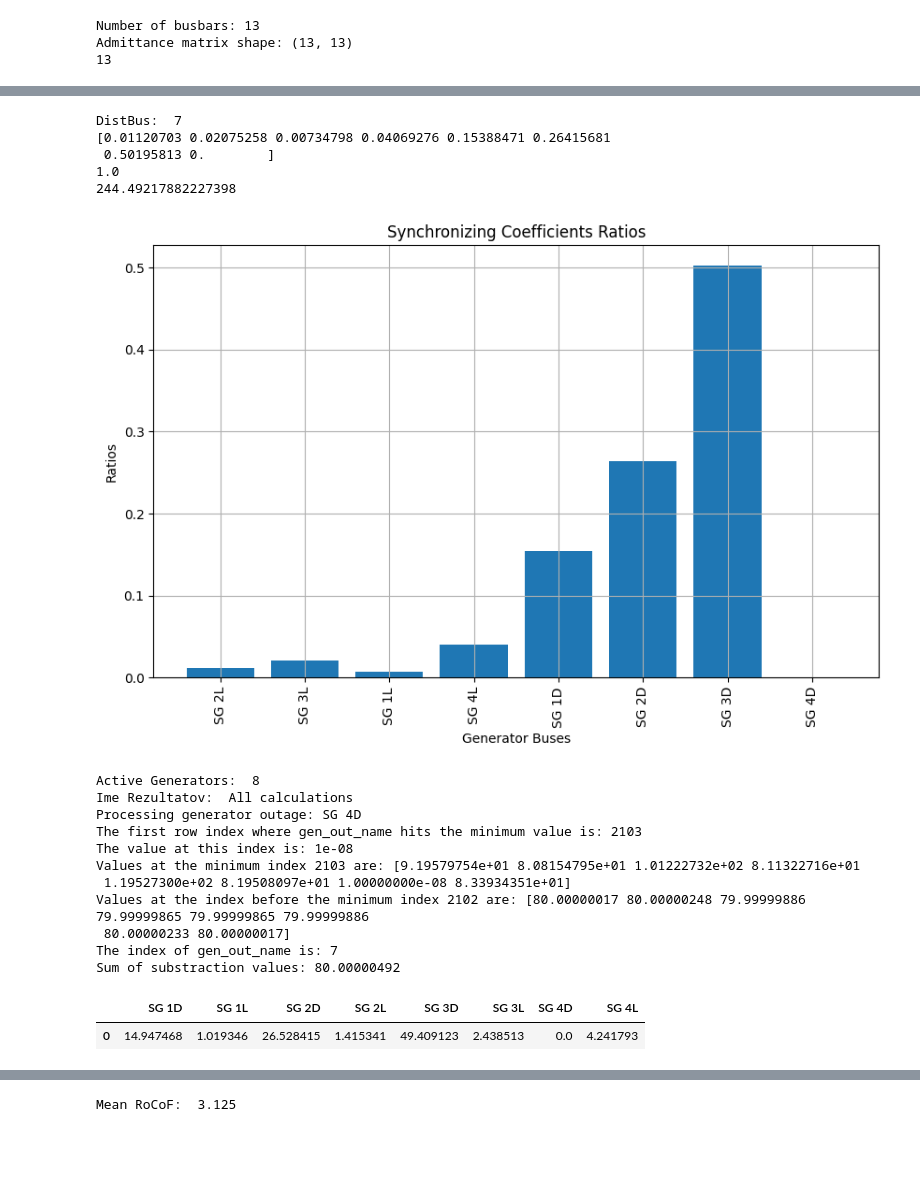
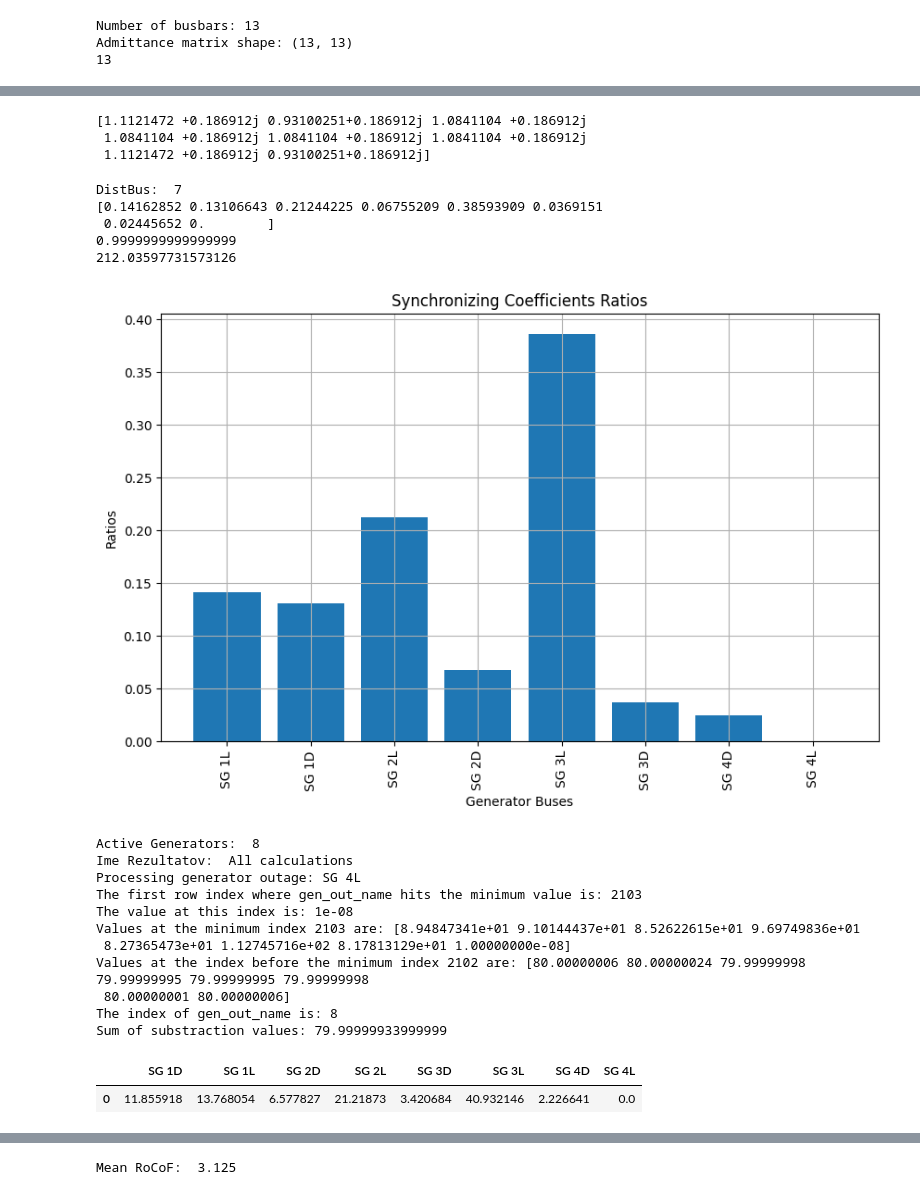
Before and after one commit to valenciaga1231/RoCoF_optimization, a Jupyter notebook: script.ipynb, the cells around one changed output, grey strips where cells are left out. Cells and saved outputs as stored; diff of their text form; code cells hidden in the pictures; blank space fills up the shorter version.

```diff
--- a/script.ipynb
+++ b/script.ipynb
@@ -214,9 +218,14 @@ for i, bus_name in enumerate(generatorBusOrder):
 E = V_gens + Z_gens * (np.conj(P_gens + 1j * Q_gens) / np.conj(V_gens))
 E_abs = np.abs(E)
 E_angle = np.angle(E)
+print(E)
+# %% [output]
+[1.1121472 +0.186912j 0.93100251+0.186912j 1.0841104 +0.186912j
+ 1.0841104 +0.186912j 1.0841104 +0.186912j 1.0841104 +0.186912j
+ 1.1121472 +0.186912j 0.93100251+0.186912j]
 # %%
 # CALCULATE THE SYNCHRONIZING COEFFICIENTS
-GEN_OUT_NAME = "SG 4D"
+GEN_OUT_NAME = "SG 4L"
 DistBusName = None
 for gen in network.synchronous_machines:
     if gen.name == GEN_OUT_NAME:
@@ -227,38 +236,38 @@ if DistBusName is None:
 DistBus = generator_bus_names.index(DistBusName) # Disturbance bus index
 print("DistBus: ", DistBus)
 
 # Create the coefficient matrix K
 K = (np.ones(Y_reduced.shape) * E_abs[DistBus] * E_abs *
      (B_K * np.cos(np.deg2rad(E_angle - np.ones(Y_reduced.shape)*E_angle[DistBus])) -
       G_K * np.sin(np.deg2rad(E_angle - np.ones(Y_reduced.shape)*E_angle[DistBus]))))
 K[np.isnan(K)] = 0 # Replace NaN values with zero
 
 # Reference is SG bus
 K = K[:, DistBus] # Select the column at DistBus from matrix
 K[DistBus] = 0 # Set the element at DistBus to zero
 
 ratios = K / np.sum(K) # Compute ratios
 print(ratios)
 print(sum(ratios))
 print(np.sum(K))
 
 # Plot the ratios
 import matplotlib.pyplot as plt
 plt.figure(figsize=(10, 6))
 plt.bar(generator_names, ratios)
 plt.xlabel('Generator Buses')
 plt.ylabel('Ratios')
 plt.title('Synchronizing Coefficients Ratios')
 plt.xticks(rotation=90)
 plt.grid(True)
 plt.show()
 # %% [output]
 DistBus:  7
-[0.01120703 0.02075258 0.00734798 0.04069276 0.15388471 0.26415681
- 0.50195813 0.        ]
-1.0
-244.49217882227398
+[0.14162852 0.13106643 0.21244225 0.06755209 0.38593909 0.0369151
+ 0.02445652 0.        ]
+0.9999999999999999
+212.03597731573126
-[figure, old version]
+[figure, new version]
 # %%
 from powerRMS import getInitialPowerDistributionResults
 
@@ -272,17 +281,17 @@ rdP
 # %% [output]
 Active Generators:  8
 Ime Rezultatov:  All calculations
-Processing generator outage: SG 4D
+Processing generator outage: SG 4L
 The first row index where gen_out_name hits the minimum value is: 2103
 The value at this index is: 1e-08
-Values at the minimum index 2103 are: [9.19579754e+01 8.08154795e+01 1.01222732e+02 8.11322716e+01
- 1.19527300e+02 8.19508097e+01 1.00000000e-08 8.33934351e+01]
-Values at the index before the minimum index 2102 are: [80.00000017 80.00000248 79.99999886 79.99999865 79.99999865 79.99999886
- 80.00000233 80.00000017]
-The index of gen_out_name is: 7
-Sum of substraction values: 80.00000492
+Values at the minimum index 2103 are: [8.94847341e+01 9.10144437e+01 8.52622615e+01 9.69749836e+01
+ 8.27365473e+01 1.12745716e+02 8.17813129e+01 1.00000000e-08]
+Values at the index before the minimum index 2102 are: [80.00000006 80.00000024 79.99999998 79.99999995 79.99999995 79.99999998
+ 80.00000001 80.00000006]
+The index of gen_out_name is: 8
+Sum of substraction values: 79.99999933999999
 |  | SG 1D | SG 1L | SG 2D | SG 2L | SG 3D | SG 3L | SG 4D | SG 4L |
-| 0 | 14.947468 | 1.019346 | 26.528415 | 1.415341 | 49.409123 | 2.438513 | 0.0 | 4.241793 |
+| 0 | 11.855918 | 13.768054 | 6.577827 | 21.21873 | 3.420684 | 40.932146 | 2.226641 | 0.0 |
 # %%
 # Plot the rdP values
 import matplotlib.pyplot as plt
```
Also changed, not shown: parts of 20 cells of this notebook.
